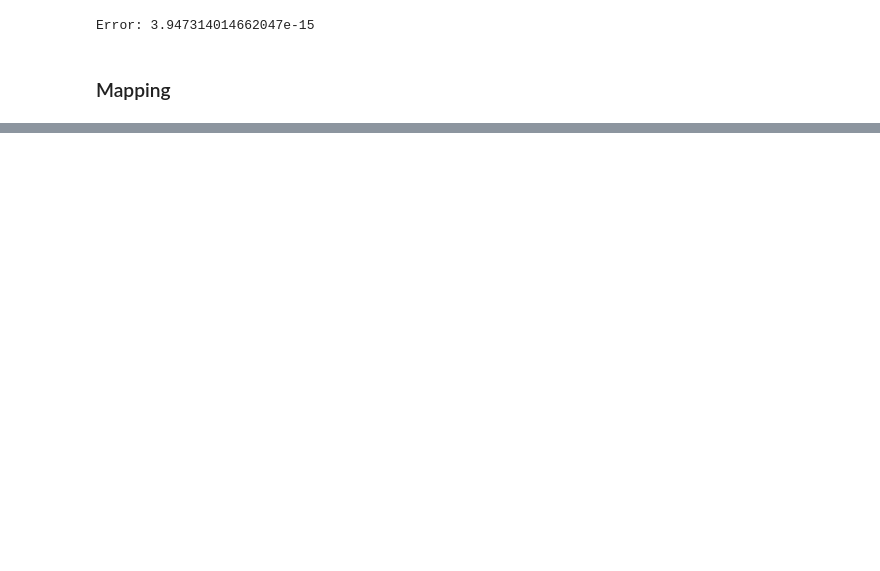
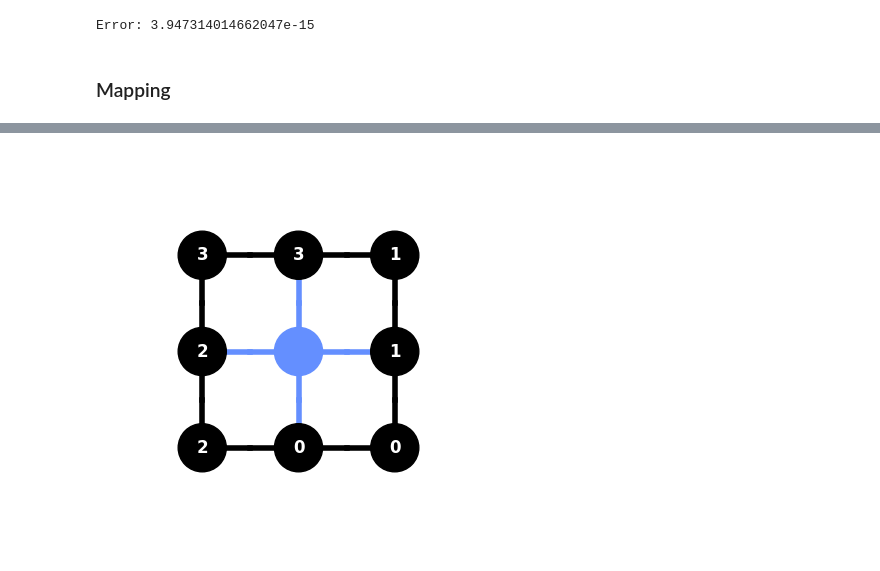
Before and after one commit to thilomueller/QETU, a Jupyter notebook: 2x2_lattice.ipynb, the cells around one changed output, grey strips where cells are left out. Cells and saved outputs as stored; diff of their text form; code cells hidden in the pictures; blank space fills up the shorter version.

```diff
--- a/2x2_lattice.ipynb
+++ b/2x2_lattice.ipynb
@@ -196,0 +147,5 @@ test_circ.draw("mpl")
+# %%
+qubit_coordinates = [[0, 0], [0, 1], [0, 2], [1, 0], [1, 1], [1, 2], [2, 0], [2, 1], [2, 2]]
+plot_circuit_layout(transpiled_circuit, backend, view="virtual", qubit_coordinates=qubit_coordinates)
+# %% [output]
+[figure, added]
```
Also changed, not shown: parts of 21 cells of this notebook.
